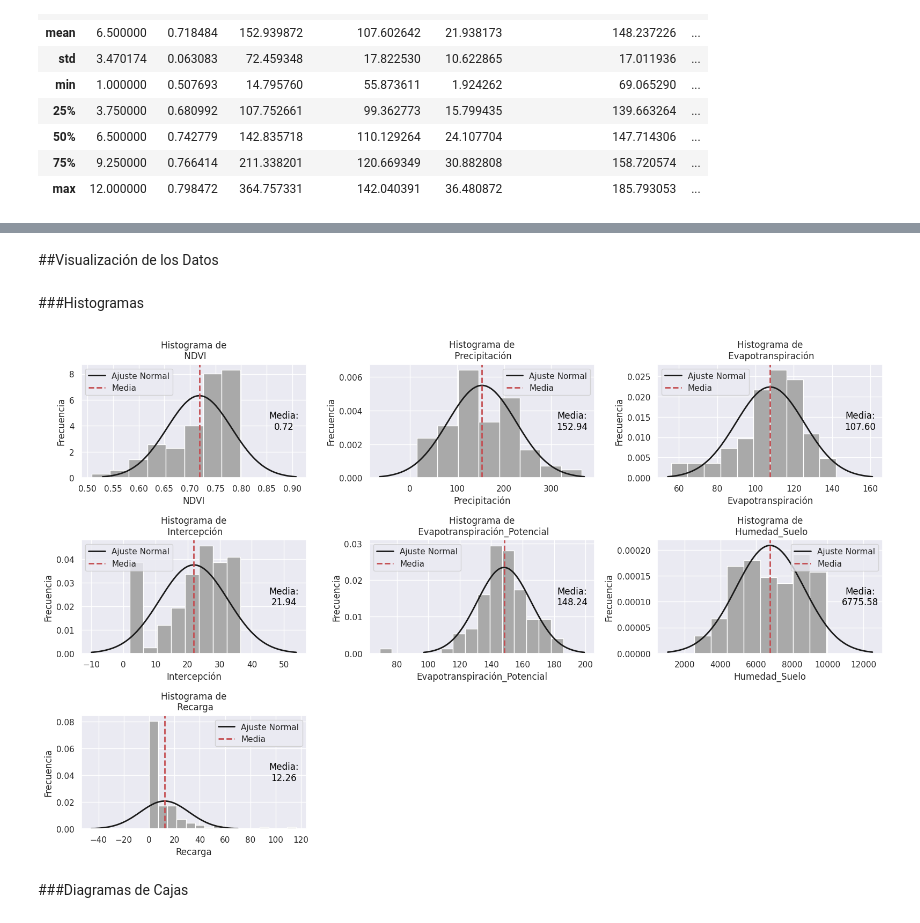
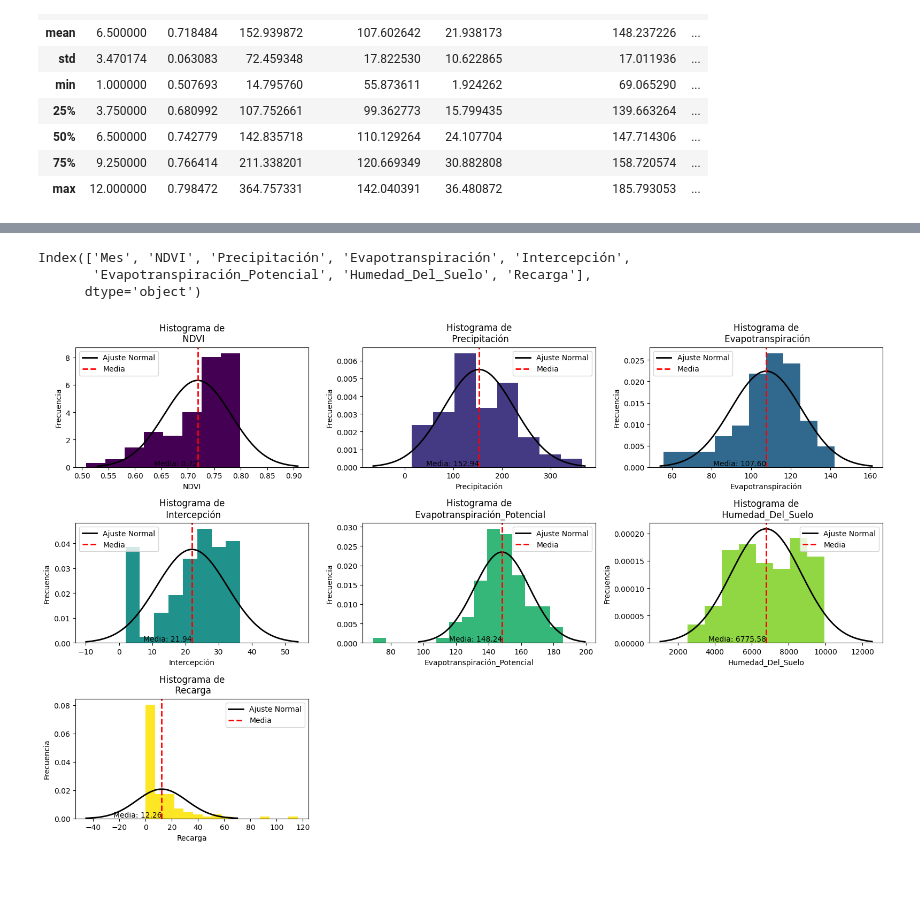
Before and after one commit to emarevalog/Data_Science_Forecast_NDVI_Project, a Jupyter notebook: Exploración_estadística.ipynb, the cells around one changed output, grey strips where cells are left out. Drawn from its saved outputs; the diff is of its cells as text; code cells hidden in the pictures; blank space fills up the shorter version.

```diff
--- a/Exploración_estadística.ipynb
+++ b/Exploración_estadística.ipynb
@@ -46,15 +27,8 @@ memory usage: 7.0+ KB
 # %%
-#Cambios en los nombres de las variables
-df.columns = df.columns.str.replace(" sat", "")
-df.columns = df.columns.str.replace(" ACTUAL  modelo SWB", "")
-df.columns = df.columns.str.replace(" modelo SWB", "")
-df.columns = df.columns.str.replace("  DEL ", "_")
+df.columns = df.columns.str.title()
 df.columns = df.columns.str.replace(" ", "_")
-df.columns = df.columns.str.title()
+df.columns = df.columns.str.replace("__", "_")
 df.columns = df.columns.str.replace("Ndvi", "NDVI")
-# %%
-#Eliminamos la columna Ml porque no tiene datos
-df = df.drop('Ml', axis=1)
 # %%
 df.info()
 # %% [output]
@@ -86,9 +50,3 @@ df.tail(5)
-# %%
-#Eliminamos las últimas dos filas del dataframe
-df = df.iloc[:-2]
-# %%
-#Convertimos los datos de la columna mes en enteros
-df['Mes'] = df['Mes'].astype('int64')
 # %%
 df.describe()
 # %% [output]
@@ -113,54 +62,58 @@ df.head(5)
-# %% [markdown]
-##Visualización de los Datos
-# %% [markdown]
-###Histogramas
+# %%
+print(df.columns)
+# %% [output]
+Index(['Mes', 'NDVI', 'Precipitación', 'Evapotranspiración', 'Intercepción',
+       'Evapotranspiración_Potencial', 'Humedad_Del_Suelo', 'Recarga'],
+      dtype='object')
 # %%
-# Lista de variables
-variables = ['NDVI', 'Precipitación', 'Evapotranspiración', 'Intercepción',
-       'Evapotranspiración_Potencial', 'Humedad_Suelo', 'Recarga']
+import matplotlib.pyplot as plt
+import pandas as pd
+import numpy as np
+from scipy.stats import norm
 
-sns.set(style="darkgrid")
+x = ['NDVI', 'Precipitación', 'Evapotranspiración', 'Intercepción',
+     'Evapotranspiración_Potencial', 'Humedad_Del_Suelo', 'Recarga']
+
+colors = plt.cm.viridis(np.linspace(0, 1, len(x)))  # Colores diferentes para cada variable
+
 fig, axes = plt.subplots(3, 3, figsize=(16, 10))
-bar_color = 'darkgray'
 
-for i, variable in enumerate(variables):
+for i, variable in enumerate(x):
     row = i // 3
     col = i % 3
     ax = axes[row, col]
 
     # Calcular la media y la desviación estándar de la variable
     mu, std = df[variable].mean(), df[variable].std()
 
     # Crear un rango de valores para la curva de mejor ajuste
     x_values = np.linspace(mu - 3 * std, mu + 3 * std, 100)
 
     # Calcular la curva de densidad de probabilidad (PDF) utilizando una distribución normal
     pdf = norm.pdf(x_values, mu, std)
 
     # Trazar el histograma
-    ax.hist(df[variable], bins="auto", density=True, cumulative=False, color=bar_color)
+    ax.hist(df[variable], bins="auto", density=True, cumulative=False, color=colors[i])
 
     # Trazar la curva de mejor ajuste
     ax.plot(x_values, pdf, 'k-', lw=2, label='Ajuste Normal')
 
     # Agregar la línea vertical para la media
     ax.axvline(mu, color='r', linestyle='dashed', linewidth=2, label='Media')
 
-    # Agregar el valor de la media
-    ax.text(0.9, 0.5, f'Media:\n{mu:.2f}', transform=ax.transAxes, ha='center', va='center', color='black')
+    # Agregar el valor de la media al inicio del eje x
+    ax.text(mu, 0, f'Media: {mu:.2f}', ha='right', va='bottom', color='black')
 
-    ax.set_title(f'Histograma de\n {variable}', y=1.01)
+    ax.set_title(f'Histograma de\n {variable}', y=1.01)  # Ajusta el valor de y para separar el título
     ax.set_xlabel(variable)
     ax.set_ylabel('Frecuencia')
     ax.legend()
 
 # Elimina cualquier eje no utilizado
-for i in range(len(variables), 3*3):
+for i in range(len(x), 3*3):
     fig.delaxes(axes[i // 3, i % 3])
 
 plt.tight_layout()
 plt.show()
 # %% [output]
-[figure, old version]
+[figure, new version]
-# %% [markdown]
-###Diagramas de Cajas
```
Also changed, not shown: parts of 27 cells of this notebook, 5 other files.
